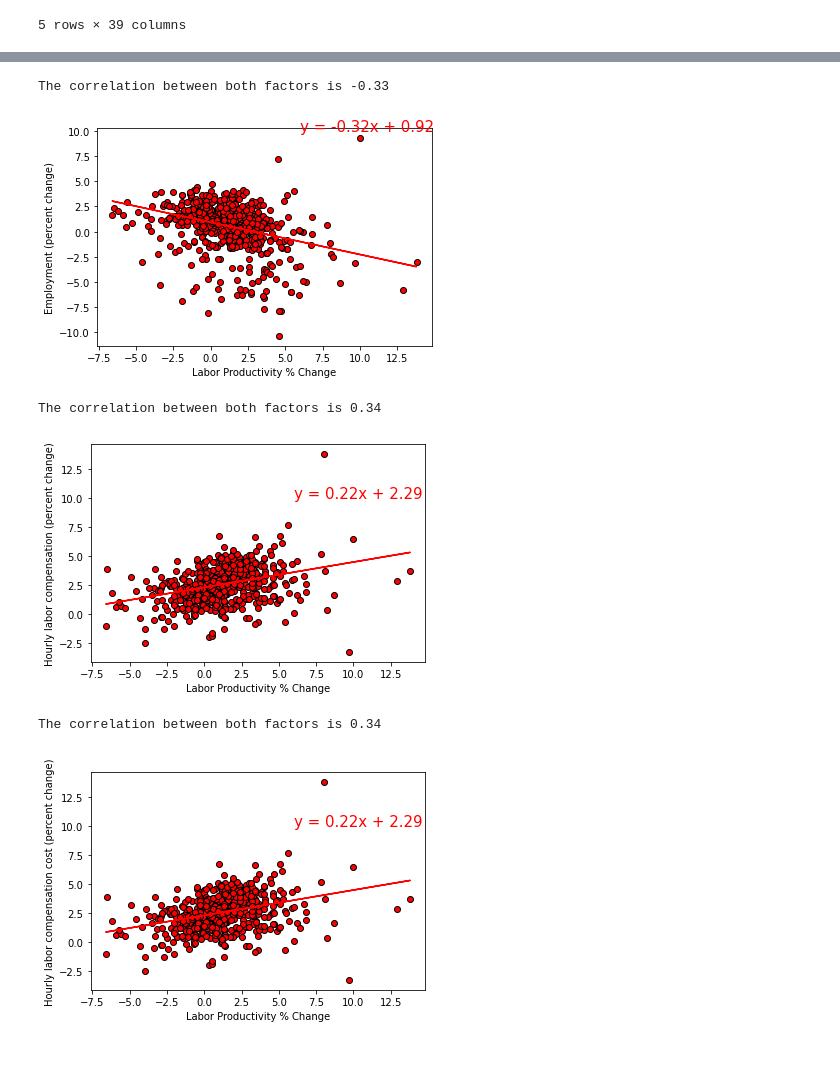
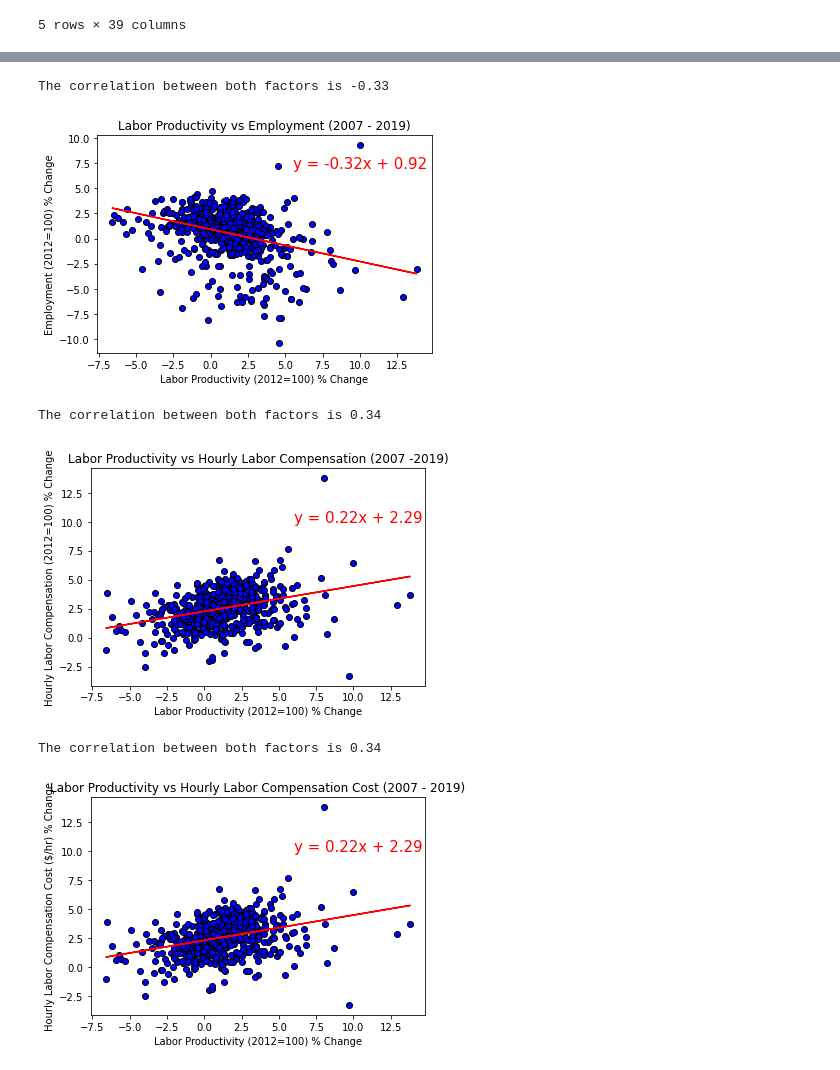
Before and after one commit to Blashford/Next-Factory-ACME, a Jupyter notebook: Comparisons .ipynb, the cells around one changed output, grey strips where cells are left out. Cells and saved outputs as stored; diff of their text form; code cells hidden in the pictures.

```diff
--- a/Comparisons .ipynb
+++ b/Comparisons .ipynb
@@ -87,5 +89,5 @@ The correlation between both factors is 0.11
 # %%
-plt.scatter(labor_prod, employ_prct, marker = "o", facecolor="red", edgecolors = "black")
+plt.scatter(labor_prod, employ_prct, marker = "o", facecolor="blue", edgecolors = "black")
 correlation = st.pearsonr(labor_prod, employ_prct)
 print(f"The correlation between both factors is {round(correlation[0],2)}")
 (slope, intercept, rvalue, pvalue, stderr) = linregress(labor_prod, employ_prct)
@@ -93,15 +95,18 @@ regress_values = labor_prod * slope + intercept
 
 line_eq = "y = " + str(round(slope,2)) + "x + " + str(round(intercept,2))
 plt.plot(labor_prod,regress_values,"r-")
-plt.annotate(line_eq,(6,10),fontsize=15,color="red")
-plt.xlabel('Labor Productivity % Change')
-plt.ylabel('Employment (percent change)')
+plt.annotate(line_eq,(5.5,7),fontsize=15,color="red")
+
+plt.title('Labor Productivity vs Employment (2007 - 2019)')
+plt.xlabel('Labor Productivity (2012=100) % Change')
+plt.ylabel('Employment (2012=100) % Change')
+plt.savefig("Images/ChangePrct_Employment.png")
 plt.show()
 # %% [output]
 The correlation between both factors is -0.33
-[figure, old version]
+[figure, new version]
 # %%
-plt.scatter(labor_prod, hourly_labor, marker = "o", facecolor="red", edgecolors = "black")
+plt.scatter(labor_prod, hourly_labor, marker = "o", facecolor="blue", edgecolors = "black")
 correlation = st.pearsonr(labor_prod, hourly_labor)
 print(f"The correlation between both factors is {round(correlation[0],2)}")
 (slope, intercept, rvalue, pvalue, stderr) = linregress(labor_prod, hourly_labor)
@@ -110,26 +115,32 @@ regress_values = labor_prod * slope + intercept
 line_eq = "y = " + str(round(slope,2)) + "x + " + str(round(intercept,2))
 plt.plot(labor_prod,regress_values,"r-")
 plt.annotate(line_eq,(6,10),fontsize=15,color="red")
-plt.xlabel('Labor Productivity % Change')
-plt.ylabel('Hourly labor compensation (percent change)')
+
+plt.title('Labor Productivity vs Hourly Labor Compensation (2007 -2019)')
+plt.xlabel('Labor Productivity (2012=100) % Change')
+plt.ylabel('Hourly Labor Compensation (2012=100) % Change')
+plt.savefig("Images/ChangePrct_Hourly_Labor_Comp.png")
 plt.show()
 # %% [output]
 The correlation between both factors is 0.34
-[figure, old version]
+[figure, new version]
 # %%
-plt.scatter(labor_prod, hour_labor_comp, marker = "o", facecolor="red", edgecolors = "black")
+plt.scatter(labor_prod, hour_labor_comp, marker = "o", facecolor="blue", edgecolors = "black")
 correlation = st.pearsonr(labor_prod, hour_labor_comp)
 print(f"The correlation between both factors is {round(correlation[0],2)}")
 (slope, intercept, rvalue, pvalue, stderr) = linregress(labor_prod, hour_labor_comp)
 regress_values = labor_prod * slope + intercept
 
 line_eq = "y = " + str(round(slope,2)) + "x + " + str(round(intercept,2))
 plt.plot(labor_prod,regress_values,"r-")
 plt.annotate(line_eq,(6,10),fontsize=15,color="red")
-plt.xlabel('Labor Productivity % Change')
-plt.ylabel('Hourly labor compensation cost (percent change)')
+
+plt.title('Labor Productivity vs Hourly Labor Compensation Cost (2007 - 2019)')
+plt.xlabel('Labor Productivity (2012=100) % Change')
+plt.ylabel('Hourly Labor Compensation Cost ($/hr) % Change')
+plt.savefig("Images/ChangePrct_Hourly_Labor_Comp_Cost.png")
 plt.show()
 # %% [output]
 The correlation between both factors is 0.34
-[figure, old version]
+[figure, new version]
 # %%
```
Also changed, not shown: parts of 13 cells of this notebook, 22 other files.
